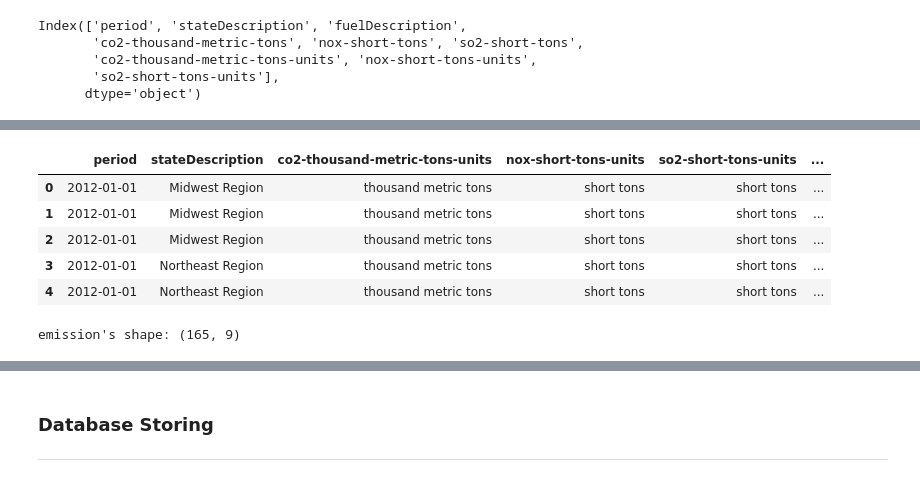
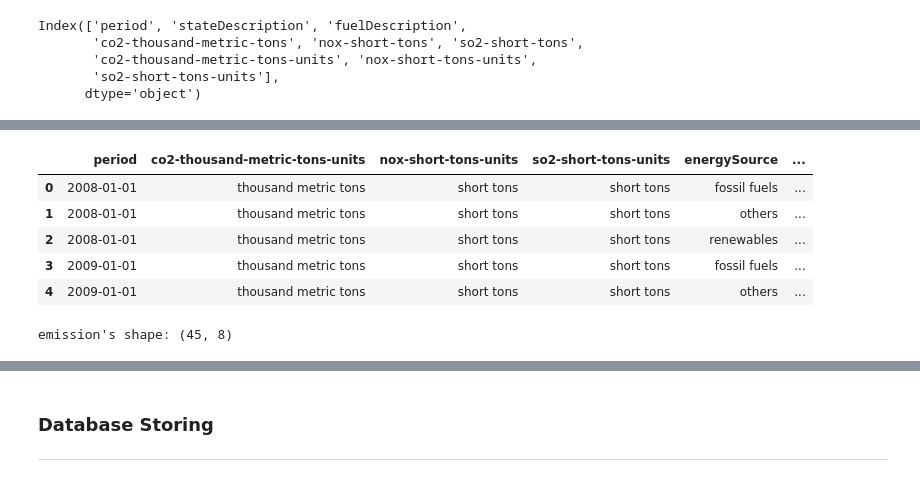
Before and after one commit to 123noob1/gwu-bootcamp-proj-4, a Jupyter notebook: website/jupyter/etl.ipynb, the cells around one changed output, grey strips where cells are left out. Saved outputs shown, nothing was run; the diff lists cells and outputs as text; code cells hidden in the pictures.

```diff
--- a/website/jupyter/etl.ipynb
+++ b/website/jupyter/etl.ipynb
@@ -232,18 +231,0 @@ epo_cleaned_df = epo_cleaned_df[
-# %%
-# Create bin for stateDescription and put them into regional instead of state-wise for labeling
-west_reg = ['Alaska', 'California', 'Colorado', 'Hawaii', 'Idaho', 'Montana', 'Nevada', 'Oregon', 'Utah', 'Washington', 'Wyoming']
-southwest_reg = ['Arizona', 'New Mexico', 'Oklahoma', 'Texas']
-midwest_reg = ['Illinois', 'Indiana', 'Iowa', 'Kansas', 'Michigan', 'Minnesota', 'Missouri', 'Nebraska', 'North Dakota', 'Ohio', 'South Dakota', 'Wisconsin']
-southeast_reg = ['Alabama', 'Arkansas', 'Florida', 'Georgia', 'Kentucky', 'Louisiana', 'Mississippi', 'North Carolina', 'South Carolina', 'Tennessee', 'Virginia', 'West Virginia']
-northeast_reg = [state for state in epo_cleaned_df['stateDescription'].value_counts().index \
-                     if (state not in west_reg) and
-                     (state not in southwest_reg) and
-                     (state not in midwest_reg) and
-                     (state not in southeast_reg)
-                ]
-
-epo_cleaned_df = category_bin(epo_cleaned_df, 'stateDescription', west_reg, 'West Region')
-epo_cleaned_df = category_bin(epo_cleaned_df, 'stateDescription', southwest_reg, 'Southwest Region')
-epo_cleaned_df = category_bin(epo_cleaned_df, 'stateDescription', midwest_reg, 'Midwest Region')
-epo_cleaned_df = category_bin(epo_cleaned_df, 'stateDescription', southeast_reg, 'Southeast Region')
-epo_cleaned_df = category_bin(epo_cleaned_df, 'stateDescription', northeast_reg, 'Northeast Region')
@@ -438,13 +392,5 @@ Coal           529
 Name: count, dtype: int64
 # %%
-# Remove all rows where stateDescription for epo_cleaned_df is 'United States'
-emission_cleaned_df = emission_cleaned_df[
-    ~emission_cleaned_df['stateDescription'].isin(['United States'])
-]
+# Retrieve only rows containing 'United States' since we are doing national level then drop the column
+emission_cleaned_df = emission_cleaned_df[emission_cleaned_df['stateDescription'].isin(['United States'])] \
+                            .drop(columns = 'stateDescription')
-# %%
-# Bin the 'stateDescription' using the same region lists defined in the epo section
-emission_cleaned_df = category_bin(emission_cleaned_df, 'stateDescription', west_reg, 'West Region')
-emission_cleaned_df = category_bin(emission_cleaned_df, 'stateDescription', southwest_reg, 'Southwest Region')
-emission_cleaned_df = category_bin(emission_cleaned_df, 'stateDescription', midwest_reg, 'Midwest Region')
-emission_cleaned_df = category_bin(emission_cleaned_df, 'stateDescription', southeast_reg, 'Southeast Region')
-emission_cleaned_df = category_bin(emission_cleaned_df, 'stateDescription', northeast_reg, 'Northeast Region')
@@ -499,25 +443,29 @@ Index(['period', 'stateDescription', 'co2-thousand-metric-tons',
 # %%
-# Convert the period column to DateTime format
-emission_cleaned_df['period'] = pd.to_datetime(emission_cleaned_df['period'], format='%Y')
+# Fill in the 'mm-dd' in the period before we convert to proper date type using just first month and date since this dateset
+# is annually
+emission_cleaned_df['period'] = emission_cleaned_df['period'] + '-01-01'
+
+# Now do the conversion
+emission_cleaned_df['period'] = pd.to_datetime(emission_cleaned_df['period'], format='%Y-%m-%d')
 # %%
 # Using groupby() and sum() functions to merge matching rows based on 'period', 'stateDescription', 'energySource', and
 # 'fuelTypeDescription' then round to the nearest 2. Note to also group the UOM columns as well.
 emission_group_by = [
-    'period', 'stateDescription', 'co2-thousand-metric-tons-units',
+    'period', 'co2-thousand-metric-tons-units',
     'nox-short-tons-units', 'so2-short-tons-units', 'energySource'
 ]
 
 emission_cleaned_df = emission_cleaned_df.groupby(emission_group_by).agg('sum').round(2).reset_index()
 display(emission_cleaned_df.head())
 print('emission\'s shape:', emission_cleaned_df.shape)
 # %% [output]
-|  | period | stateDescription | co2-thousand-metric-tons-units | nox-short-tons-units | so2-short-tons-units | ... |
-| 0 | 2012-01-01 | Midwest Region | thousand metric tons | short tons | short tons | ... |
-| 1 | 2012-01-01 | Midwest Region | thousand metric tons | short tons | short tons | ... |
-| 2 | 2012-01-01 | Midwest Region | thousand metric tons | short tons | short tons | ... |
-| 3 | 2012-01-01 | Northeast Region | thousand metric tons | short tons | short tons | ... |
-| 4 | 2012-01-01 | Northeast Region | thousand metric tons | short tons | short tons | ... |
+|  | period | co2-thousand-metric-tons-units | nox-short-tons-units | so2-short-tons-units | energySource | ... |
+| 0 | 2008-01-01 | thousand metric tons | short tons | short tons | fossil fuels | ... |
+| 1 | 2008-01-01 | thousand metric tons | short tons | short tons | others | ... |
+| 2 | 2008-01-01 | thousand metric tons | short tons | short tons | renewables | ... |
+| 3 | 2009-01-01 | thousand metric tons | short tons | short tons | fossil fuels | ... |
+| 4 | 2009-01-01 | thousand metric tons | short tons | short tons | others | ... |
-emission's shape: (165, 9)
+emission's shape: (45, 8)
 # %%
 # Check the column types
 emission_cleaned_df.dtypes
```
Also changed, not shown: parts of 31 cells of this notebook, 4 other files.
